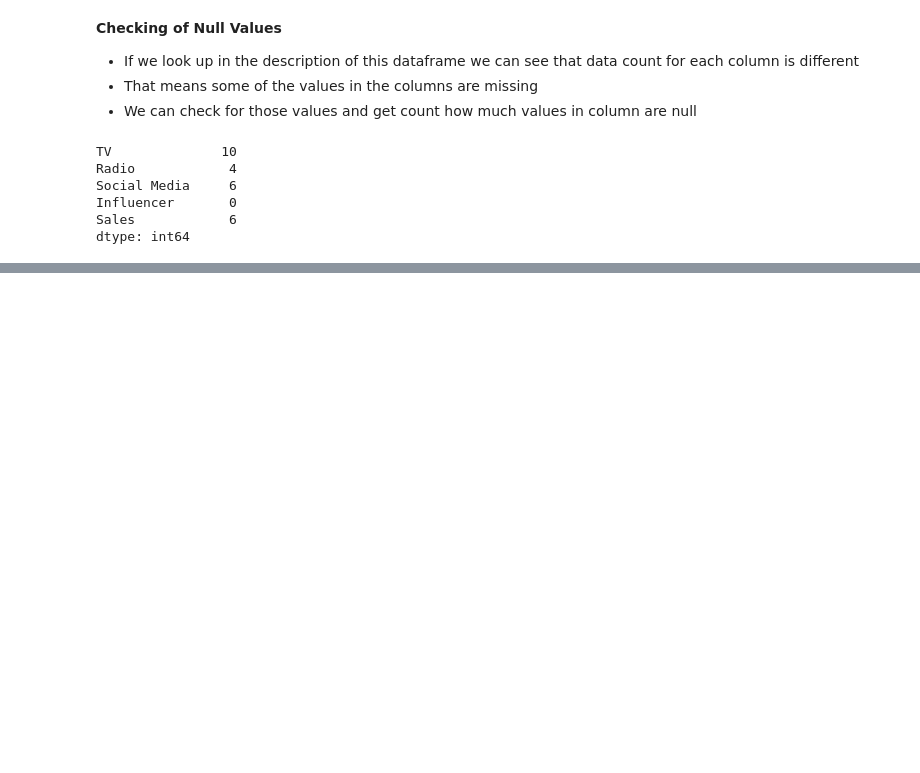
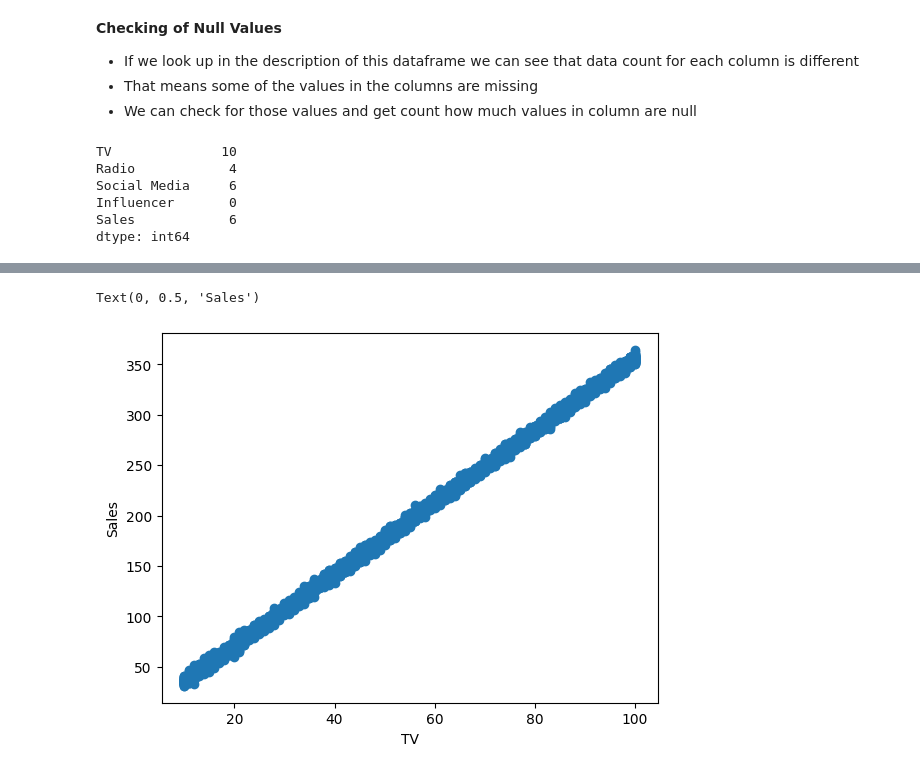
Before and after one commit to iWOLFSTEIN/Advertised-Sales-Estimator-MLR-ML, a Jupyter notebook: main.ipynb, the cells around one changed output, grey strips where cells are left out. Saved outputs shown, nothing was run; the diff lists cells and outputs as text; code cells hidden in the pictures; blank space fills up the shorter version.

```diff
--- a/main.ipynb
+++ b/main.ipynb
@@ -68,0 +195,7 @@ dtype: int64
+# %%
+plt.scatter(df['TV'], df['Sales'] )
+plt.xlabel('TV')
+plt.ylabel('Sales')
+# %% [output]
+Text(0, 0.5, 'Sales')
+[figure, added]
```
Also changed, not shown: parts of 15 cells of this notebook.
